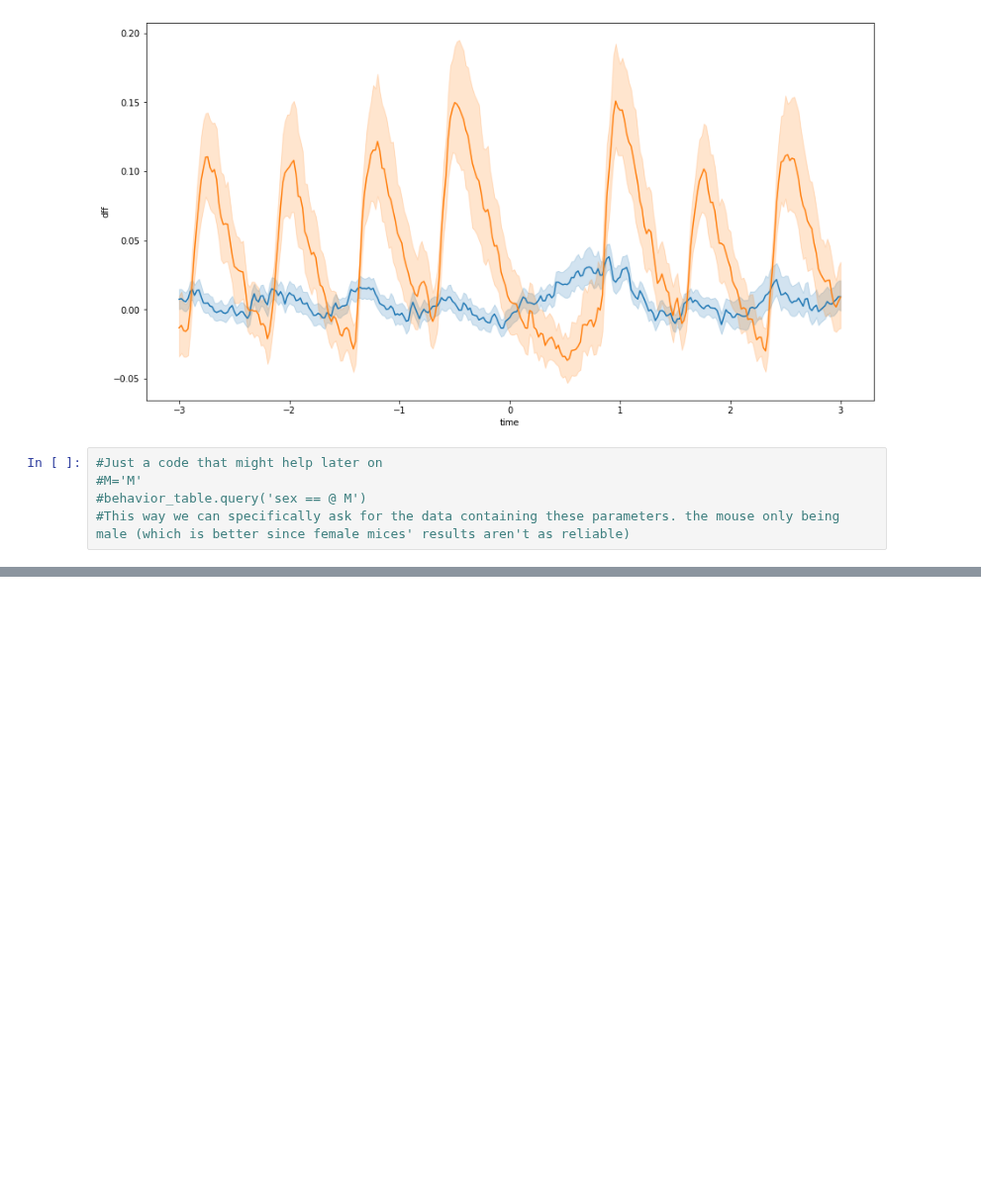
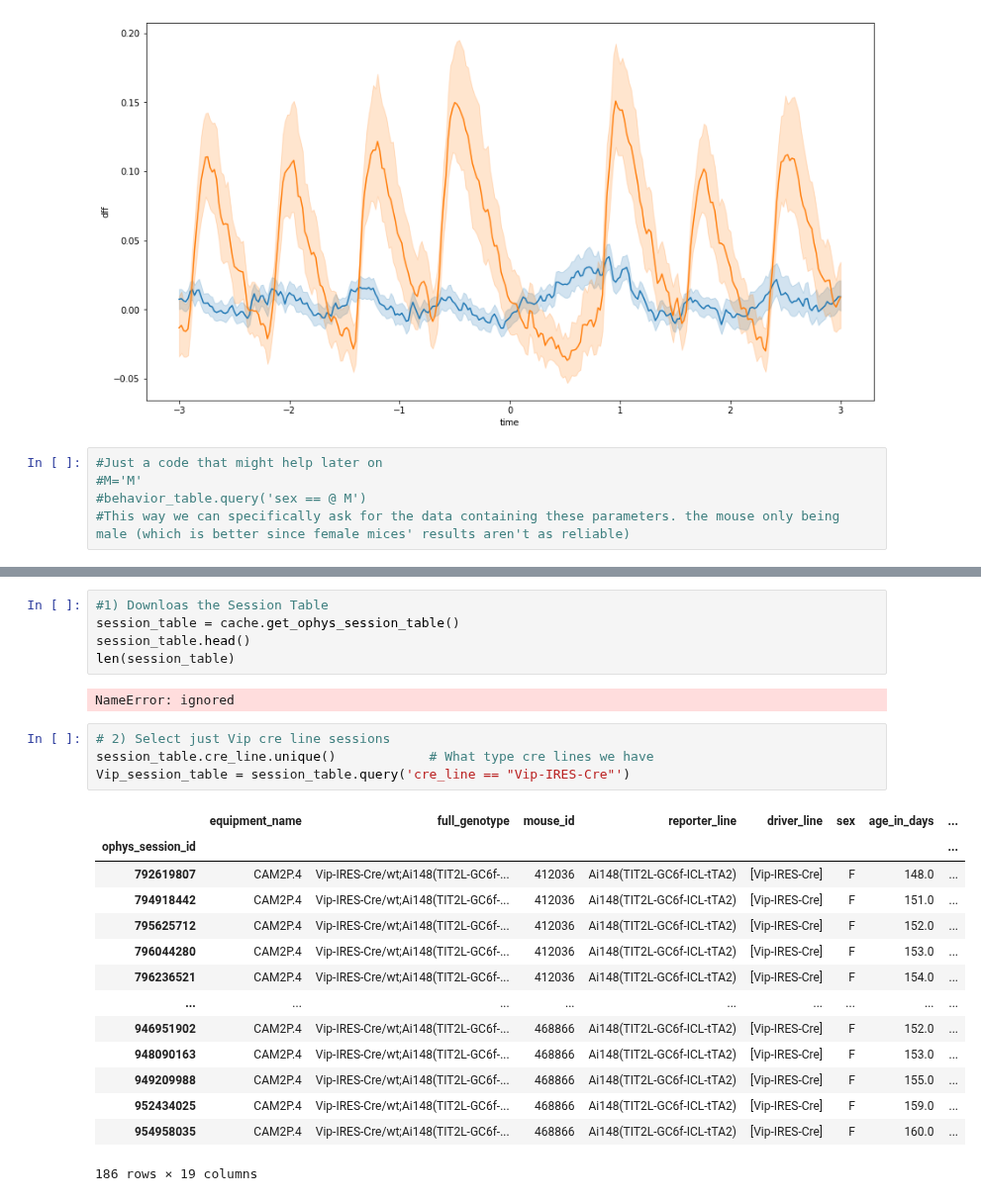
Before and after one commit to MiladQolami/NeuroMatch_2022_group_project, a Jupyter notebook: Coding_Exercise.ipynb, the cells around one changed output, grey strips where cells are left out. Shown at 99% size. Cells and saved outputs as stored; diff of their text form; blank space fills up the shorter version.

```diff
--- a/Coding_Exercise.ipynb
+++ b/Coding_Exercise.ipynb
@@ -348,0 +331,26 @@ fig.show()
+# %%
+#1) Downloas the Session Table
+session_table = cache.get_ophys_session_table()
+session_table.head()
+len(session_table)
+# %% [output]
+NameError: ignored
+# %%
+# 2) Select just Vip cre line sessions
+session_table.cre_line.unique()            # What type cre lines we have
+Vip_session_table = session_table.query('cre_line == "Vip-IRES-Cre"')
+# %% [output]
+|  | equipment_name | full_genotype | mouse_id | reporter_line | driver_line | sex | age_in_days | ... |
+| ophys_session_id |  |  |  |  |  |  |  | ... |
+| 792619807 | CAM2P.4 | Vip-IRES-Cre/wt;Ai148(TIT2L-GC6f-... | 412036 | Ai148(TIT2L-GC6f-ICL-tTA2) | [Vip-IRES-Cre] | F | 148.0 | ... |
+| 794918442 | CAM2P.4 | Vip-IRES-Cre/wt;Ai148(TIT2L-GC6f-... | 412036 | Ai148(TIT2L-GC6f-ICL-tTA2) | [Vip-IRES-Cre] | F | 151.0 | ... |
+| 795625712 | CAM2P.4 | Vip-IRES-Cre/wt;Ai148(TIT2L-GC6f-... | 412036 | Ai148(TIT2L-GC6f-ICL-tTA2) | [Vip-IRES-Cre] | F | 152.0 | ... |
+| 796044280 | CAM2P.4 | Vip-IRES-Cre/wt;Ai148(TIT2L-GC6f-... | 412036 | Ai148(TIT2L-GC6f-ICL-tTA2) | [Vip-IRES-Cre] | F | 153.0 | ... |
+| 796236521 | CAM2P.4 | Vip-IRES-Cre/wt;Ai148(TIT2L-GC6f-... | 412036 | Ai148(TIT2L-GC6f-ICL-tTA2) | [Vip-IRES-Cre] | F | 154.0 | ... |
+| ... | ... | ... | ... | ... | ... | ... | ... | ... |
+| 946951902 | CAM2P.4 | Vip-IRES-Cre/wt;Ai148(TIT2L-GC6f-... | 468866 | Ai148(TIT2L-GC6f-ICL-tTA2) | [Vip-IRES-Cre] | F | 152.0 | ... |
+| 948090163 | CAM2P.4 | Vip-IRES-Cre/wt;Ai148(TIT2L-GC6f-... | 468866 | Ai148(TIT2L-GC6f-ICL-tTA2) | [Vip-IRES-Cre] | F | 153.0 | ... |
+| 949209988 | CAM2P.4 | Vip-IRES-Cre/wt;Ai148(TIT2L-GC6f-... | 468866 | Ai148(TIT2L-GC6f-ICL-tTA2) | [Vip-IRES-Cre] | F | 155.0 | ... |
+| 952434025 | CAM2P.4 | Vip-IRES-Cre/wt;Ai148(TIT2L-GC6f-... | 468866 | Ai148(TIT2L-GC6f-ICL-tTA2) | [Vip-IRES-Cre] | F | 159.0 | ... |
+| 954958035 | CAM2P.4 | Vip-IRES-Cre/wt;Ai148(TIT2L-GC6f-... | 468866 | Ai148(TIT2L-GC6f-ICL-tTA2) | [Vip-IRES-Cre] | F | 160.0 | ... |
+186 rows × 19 columns
```
Also changed, not shown: parts of 10 cells of this notebook.
